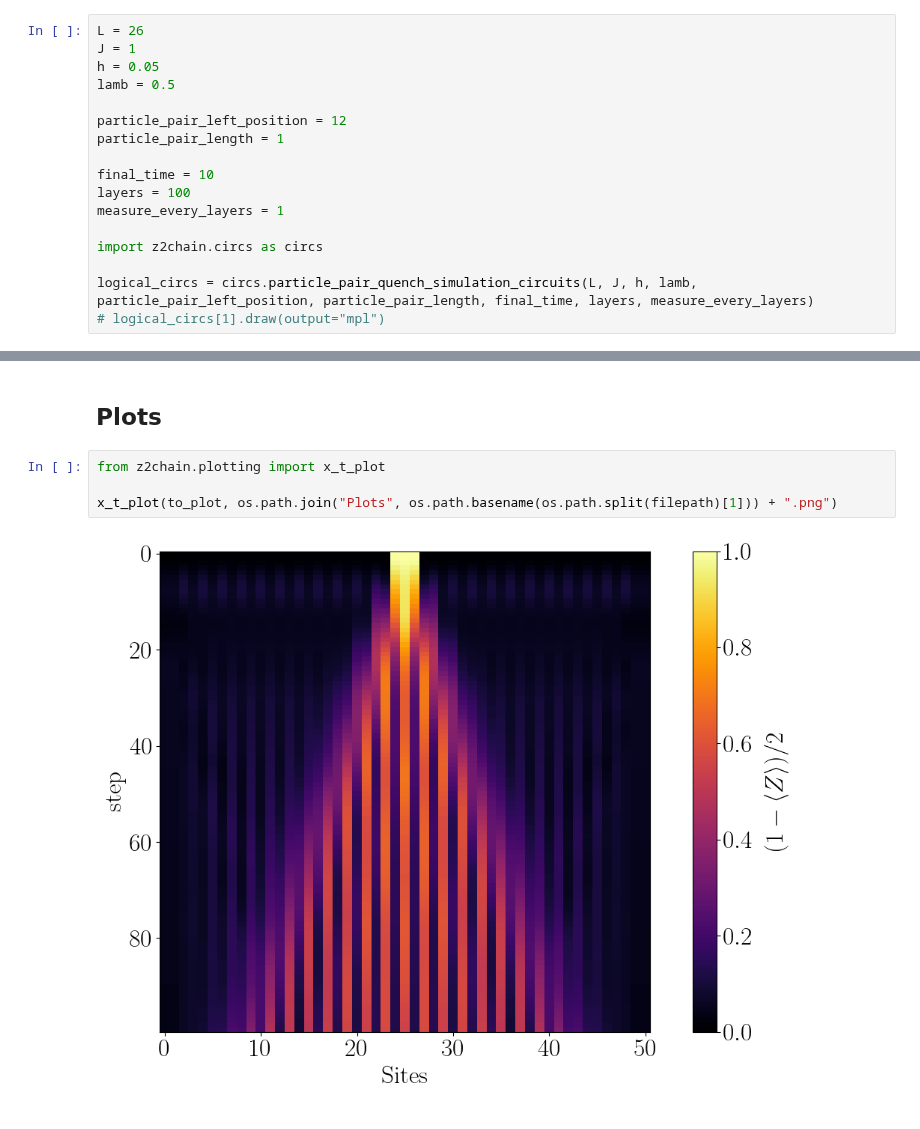
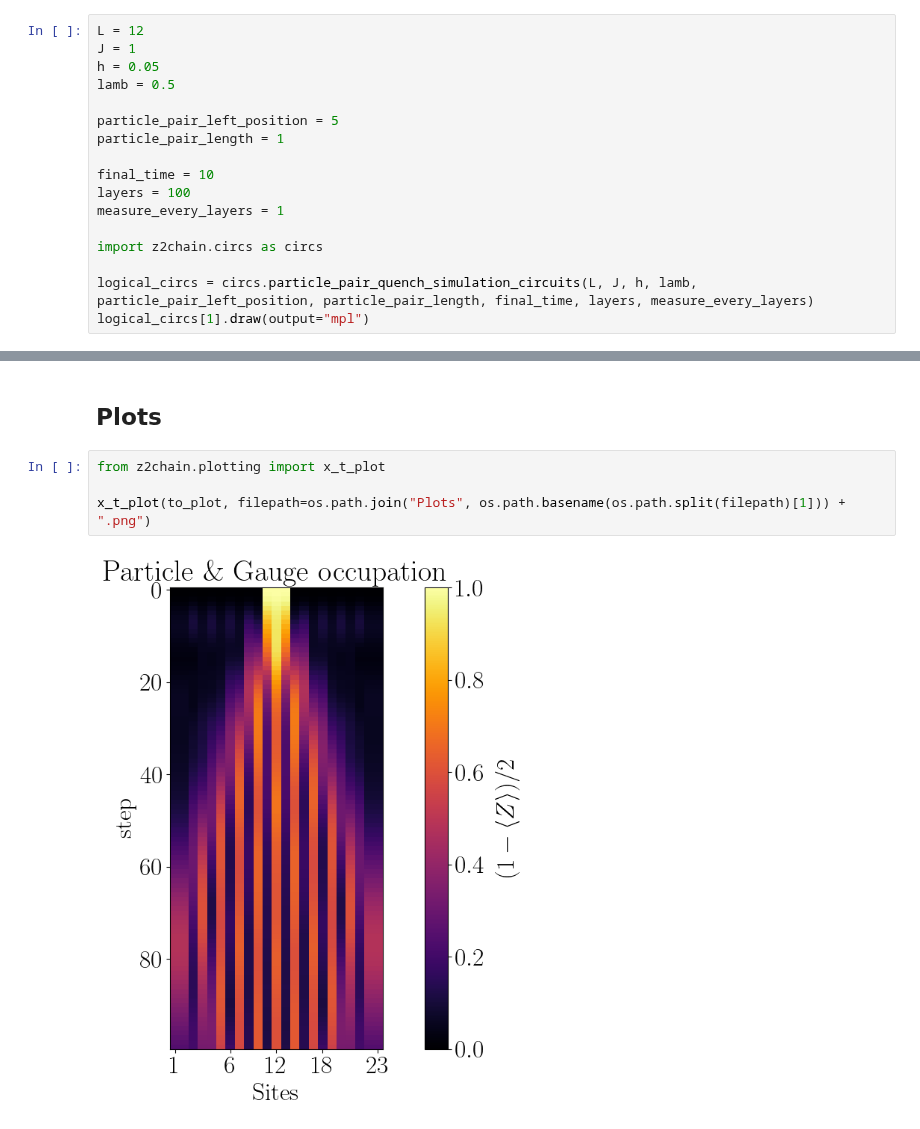
Before and after one commit to Fradm98/qs-qh, a Jupyter notebook: src/notebooks/Z2/z2_chain_qiskit_tn_comparison.ipynb, the cells around one changed output, grey strips where cells are left out. Cells and saved outputs as stored; diff of their text form.

```diff
--- a/src/notebooks/Z2/z2_chain_qiskit_tn_comparison.ipynb
+++ b/src/notebooks/Z2/z2_chain_qiskit_tn_comparison.ipynb
@@ -61,12 +61,12 @@ discrepancies_plot(sv_jobs, mps_jobs)
 # %% [markdown]
 ## Circuit generation
 # %%
-L = 26
+L = 12
 J = 1
 h = 0.05
 lamb = 0.5
 
-particle_pair_left_position = 12
+particle_pair_left_position = 5
 particle_pair_length = 1
 
 final_time = 10
@@ -76,7 +76,7 @@ measure_every_layers = 1
 import z2chain.circs as circs
 
 logical_circs = circs.particle_pair_quench_simulation_circuits(L, J, h, lamb, particle_pair_left_position, particle_pair_length, final_time, layers, measure_every_layers)
-# logical_circs[1].draw(output="mpl")
+logical_circs[1].draw(output="mpl")
 # %% [markdown]
 ## Simulation
 # %%
@@ -111,6 +111,6 @@ else:
 # %%
 from z2chain.plotting import x_t_plot
 
-x_t_plot(to_plot, os.path.join("Plots", os.path.basename(os.path.split(filepath)[1])) + ".png")
+x_t_plot(to_plot, filepath=os.path.join("Plots", os.path.basename(os.path.split(filepath)[1])) + ".png")
 # %% [output]
-[figure, old version]
+[figure, new version]
```
Also changed, not shown: parts of 2 cells of this notebook, 7 other files.
